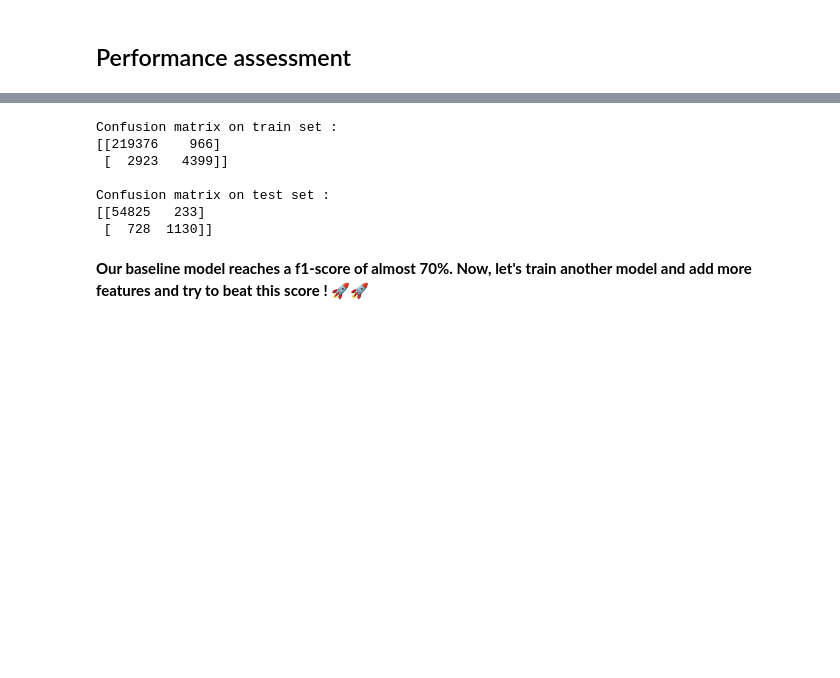
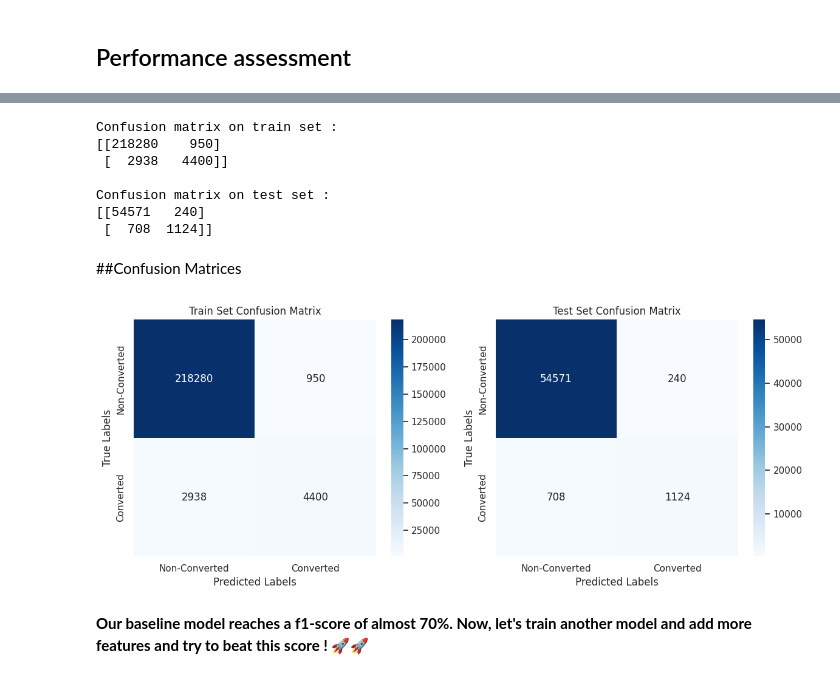
Before and after one commit to YnaPqt/supervised-machine-learning-conversion-rate, a Jupyter notebook: conversion_rate_challenge.ipynb, the cells around one changed output, grey strips where cells are left out. Saved outputs shown, nothing was run; the diff lists cells and outputs as text; code cells hidden in the pictures; blank space fills up the shorter version.

```diff
--- a/conversion_rate_challenge.ipynb
+++ b/conversion_rate_challenge.ipynb
@@ -261,13 +256,15 @@ data_sample = cleaned_data.sample(50000)
 # %% [markdown]
 **From the EDA, we know that the most useful feature is total_pages_visited. Let's create a baseline model by using at first only this feature : in the next cells, we'll make preprocessings and train a simple (univariate) logistic regression.**
+# %%
+dataset = cleaned_data.copy(deep=True)
 # %%
 features_list = ['total_pages_visited']
 numeric_indices = [0]
 categorical_indices = []
 target_variable = 'converted'
 # %%
-X = data.loc[:, features_list]
-Y = data.loc[:, target_variable]
+X = dataset.loc[:, features_list]
+Y = dataset.loc[:, target_variable]
 
 print('Explanatory variables : ', X.columns)
 print()
@@ -276,7 +273,7 @@ Explanatory variables :  Index(['total_pages_visited'], dtype='object')
 # %%
 # Divide dataset Train set & Test set
 print("Dividing into train and test sets...")
-X_train, X_test, Y_train, Y_test = train_test_split(X, Y, test_size=0.2, random_state=42)
+X_train, X_test, y_train, y_test = train_test_split(X, Y, test_size=0.2, random_state=42)
 print("...Done.")
 print()
 # %% [output]
@@ -303,8 +300,8 @@ Encoding categorical features and standardizing numerical features...
 # %%
 # Train model
 print("Train model...")
-classifier = LogisticRegression() #
-classifier.fit(X_train, Y_train)
+classifier = LogisticRegression()
+classifier.fit(X_train, y_train)
 print("...Done.")
 # %% [output]
 Train model...
@@ -362,19 +370,39 @@ f1-score on test set :  0.7016454517230674
 # %%
 # Check performance metrics to better understand the model
 print("Confusion matrix on train set : ")
-print(confusion_matrix(Y_train, Y_train_pred))
+print(confusion_matrix(y_train, Y_train_pred))
 print()
 print("Confusion matrix on test set : ")
-print(confusion_matrix(Y_test, Y_test_pred))
+print(confusion_matrix(y_test, Y_test_pred))
 print()
 # %% [output]
 Confusion matrix on train set :
-[[219376    966]
- [  2923   4399]]
+[[218280    950]
+ [  2938   4400]]
 
 Confusion matrix on test set :
-[[54825   233]
- [  728  1130]]
+[[54571   240]
+ [  708  1124]]
+# %% [markdown]
+##Confusion Matrices
+# %%
+# Compute confusion matrices
+cm_train = confusion_matrix(y_train, Y_train_pred)
+cm_test = confusion_matrix(y_test, Y_test_pred)
+
+# Subplots and plot confusion matrices
+fig, ax = plt.subplots(1, 2, figsize=(12, 5))
+for cm, axis, title in zip([cm_train, cm_test], ax, ["Train Set", "Test Set"]):
+    sns.heatmap(cm, annot=True, fmt='d', cmap='Blues', xticklabels=["Non-Converted", "Converted"],
+                yticklabels=["Non-Converted", "Converted"], ax=axis)
+    axis.set_title(f"{title} Confusion Matrix")
+    axis.set_xlabel("Predicted Labels")
+    axis.set_ylabel("True Labels")
+
+plt.tight_layout()
+plt.show()
+# %% [output]
+[figure, added]
 # %% [markdown]
 **Our baseline model reaches a f1-score of almost 70%. Now, let's train another model and add more features and try to beat this score ! 🚀🚀**
 # %% [markdown]
```
Also changed, not shown: parts of 66 cells of this notebook.
